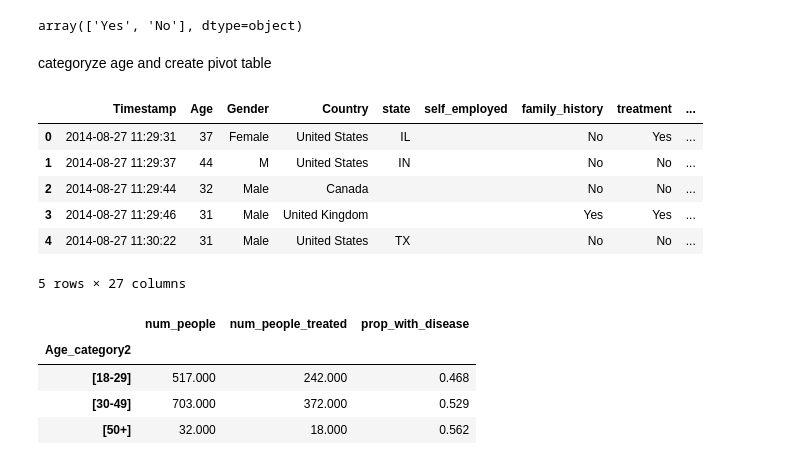
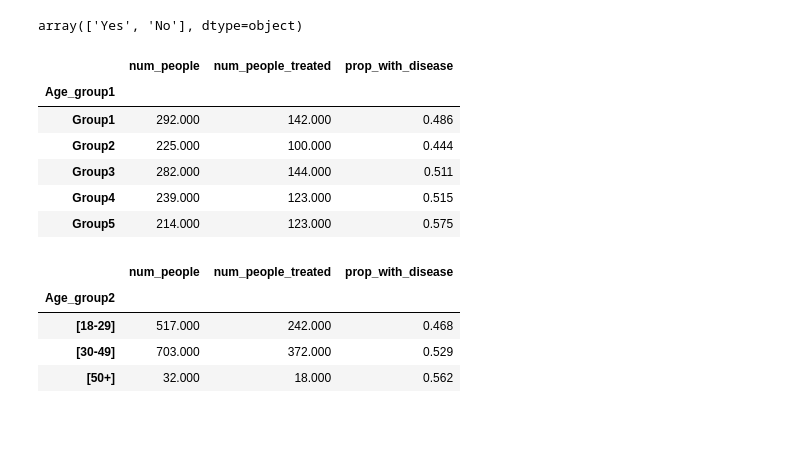
Before and after one commit to kvlrdhrs/DI-Bootcamp, a Jupyter notebook: Week4/Day5/Mini-project 1/ML.ipynb, the cells around one changed output. Cells and saved outputs as stored; diff of their text form; code cells hidden in the pictures; blank space fills up the shorter version.

```diff
--- a/Week4/Day5/Mini-project 1/ML.ipynb
+++ b/Week4/Day5/Mini-project 1/ML.ipynb
@@ -224,6 +209,4 @@ df['treatment'].unique()
 # %% [output]
 array(['Yes', 'No'], dtype=object)
 # %%
-df['treatment'].replace({'Yes':1, 'No': 0}, inplace=True)
+df['treatment'] = df['treatment'].replace({'Yes':1, 'No': 0})
-# %% [markdown]
-categoryze age and create pivot table
@@ -230,18 +215,7 @@ categoryze age and create pivot table
 # %%
-bin_labels_5 = ['Group1', 'Group2', 'Group3', 'Group4', 'Group5']
+bin_5 = ['Group1', 'Group2', 'Group3', 'Group4', 'Group5']
 
-df['Age_group'] = pd.qcut(df['Age'],
-                              q=[0, .2, .4, .6, .8, 1],
-                              labels=bin_labels_5)
-df.head()
+df['Age_group1'] = pd.qcut(df['Age'], q=[0, .2, .4, .6, .8, 1], labels=bin_5)
-# %% [output]
-|  | Timestamp | Age | Gender | Country | state | self_employed | family_history | treatment | ... |
-| 0 | 2014-08-27 11:29:31 | 37 | Female | United States | IL |  | No | Yes | ... |
-| 1 | 2014-08-27 11:29:37 | 44 | M | United States | IN |  | No | No | ... |
-| 2 | 2014-08-27 11:29:44 | 32 | Male | Canada |  |  | No | No | ... |
-| 3 | 2014-08-27 11:29:46 | 31 | Male | United Kingdom |  |  | Yes | Yes | ... |
-| 4 | 2014-08-27 11:30:22 | 31 | Male | United States | TX |  | No | No | ... |
-5 rows × 27 columns
 # %%
 def categorize_age(age):
     try:
@@ -254,14 +228,26 @@ def categorize_age(age):
     except:
         pass
 # %%
-df['Age_category2'] = df['Age'].apply(categorize_age)
+df['Age_group2'] = df['Age'].apply(categorize_age)
 # %%
-data_temp1 = df.pivot_table(index='Age_category2', values='treatment', aggfunc=['count', 'sum', 'mean'])
-data_temp1.columns = ['num_people', 'num_people_treated', 'prop_with_disease']
-display(data_temp1.style.format("{:.3f}").background_gradient(cmap='Blues', axis=0))
+def que(category, data):
+    data_temp = data.pivot_table(index=category, values='treatment', aggfunc=['count', 'sum', 'mean'], observed=False)
+    data_temp.columns = ['num_people', 'num_people_treated', 'prop_with_disease']
+
+    display(data_temp.style.format("{:.3f}").background_gradient(cmap='Blues', axis=0))
+
+que('Age_group1', df)
+que('Age_group2', df)
 # %% [output]
 |  | num_people | num_people_treated | prop_with_disease |
-| Age_category2 |  |  |  |
-| [18-29] | 517.000 | 242.000 | 0.468 |
-| [30-49] | 703.000 | 372.000 | 0.529 |
-| [50+] | 32.000 | 18.000 | 0.562 |
+| Age_group1 |  |  |  |
+| Group1 | 292.000 | 142.000 | 0.486 |
+| Group2 | 225.000 | 100.000 | 0.444 |
+| Group3 | 282.000 | 144.000 | 0.511 |
+| Group4 | 239.000 | 123.000 | 0.515 |
+| Group5 | 214.000 | 123.000 | 0.575 |
+|  | num_people | num_people_treated | prop_with_disease |
+| Age_group2 |  |  |  |
+| [18-29] | 517.000 | 242.000 | 0.468 |
+| [30-49] | 703.000 | 372.000 | 0.529 |
+| [50+] | 32.000 | 18.000 | 0.562 |
```
Also changed, not shown: parts of 17 cells of this notebook.
